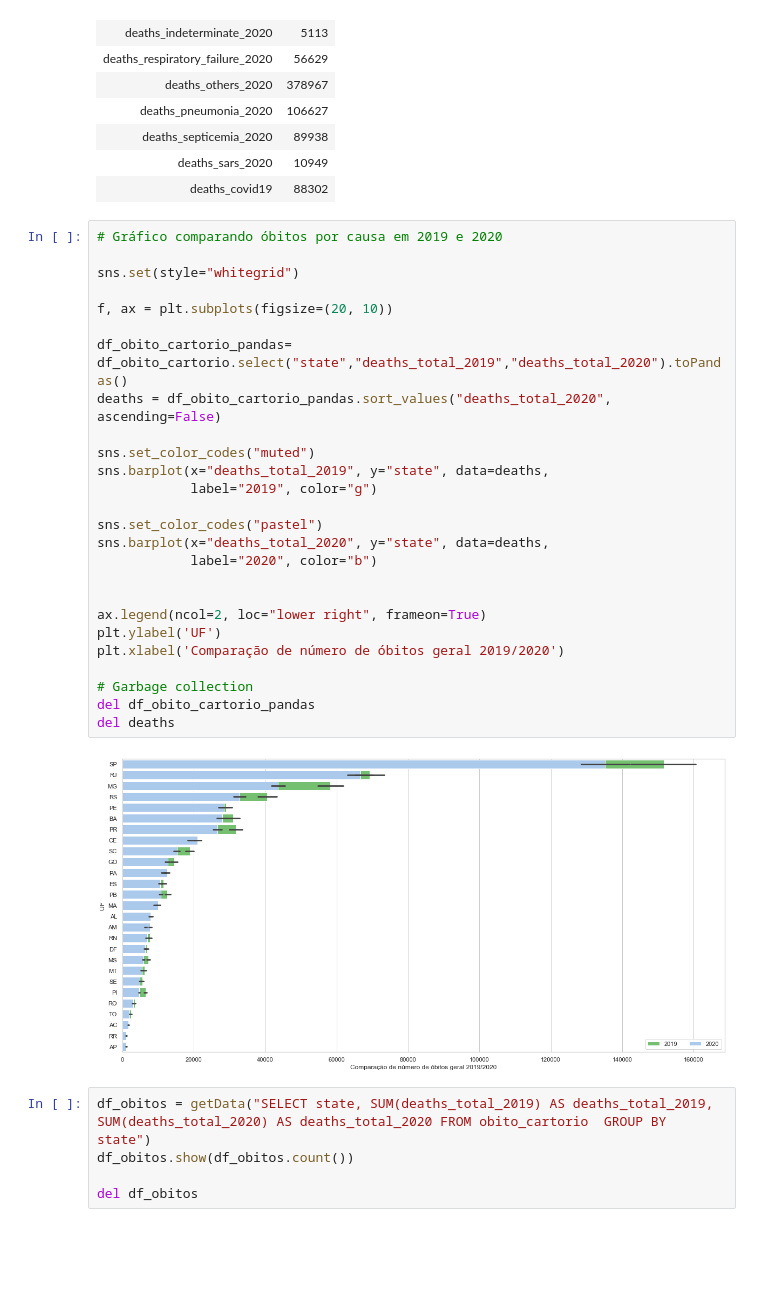
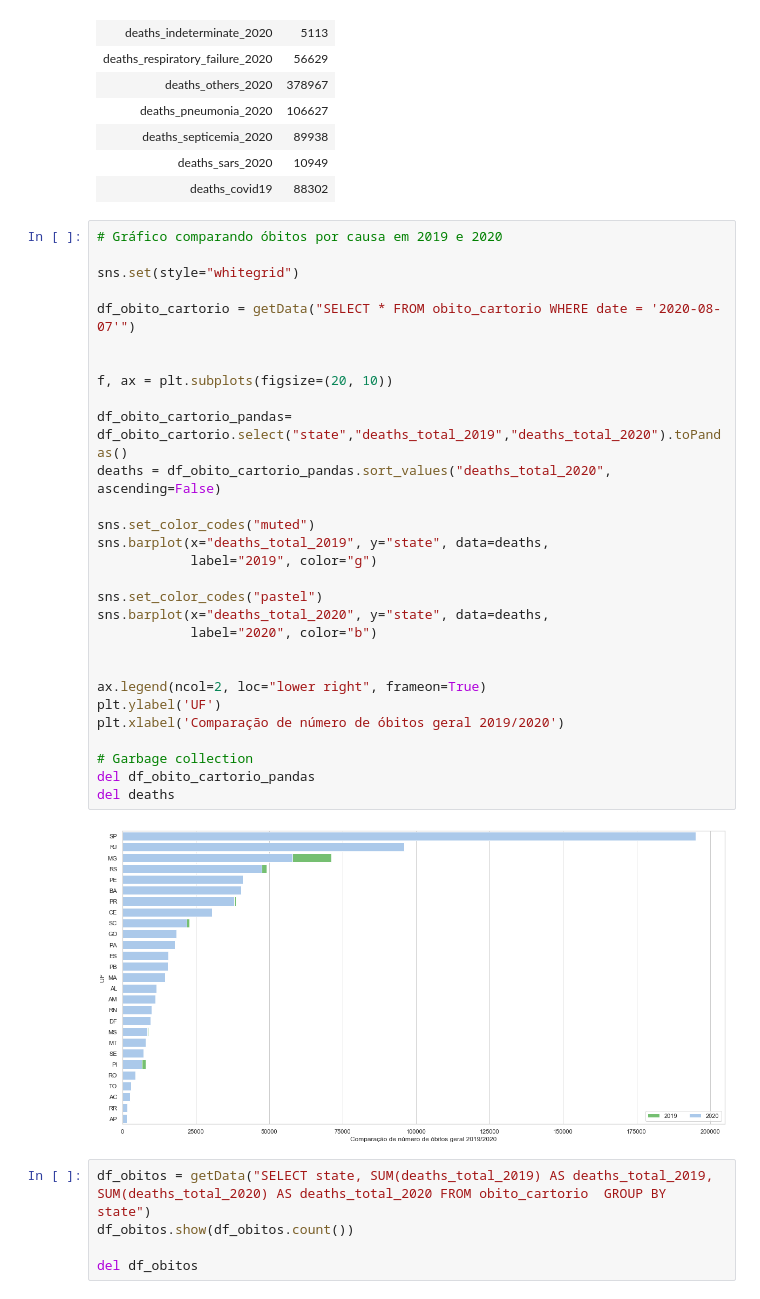
Before and after one commit to marcoguinter/aed_projeto3, a Jupyter notebook: covid19.ipynb, the cells around one changed output. Cells and saved outputs as stored; diff of their text form; blank space fills up the shorter version.

```diff
--- a/covid19.ipynb
+++ b/covid19.ipynb
@@ -954,31 +961,34 @@ df_obito_cartorio.toPandas().transpose()
 # %%
 # Gráfico comparando óbitos por causa em 2019 e 2020
 
 sns.set(style="whitegrid")
+
+df_obito_cartorio = getData("SELECT * FROM obito_cartorio WHERE date = '2020-08-07'")
+
 
 f, ax = plt.subplots(figsize=(20, 10))
 
 df_obito_cartorio_pandas= df_obito_cartorio.select("state","deaths_total_2019","deaths_total_2020").toPandas()
 deaths = df_obito_cartorio_pandas.sort_values("deaths_total_2020", ascending=False)
 
 sns.set_color_codes("muted")
 sns.barplot(x="deaths_total_2019", y="state", data=deaths,
             label="2019", color="g")
 
 sns.set_color_codes("pastel")
 sns.barplot(x="deaths_total_2020", y="state", data=deaths,
             label="2020", color="b")
 
 
 ax.legend(ncol=2, loc="lower right", frameon=True)
 plt.ylabel('UF')
 plt.xlabel('Comparação de número de óbitos geral 2019/2020')
 
 # Garbage collection
 del df_obito_cartorio_pandas
 del deaths
 # %% [output]
-[figure, old version]
+[figure, new version]
 # %%
 df_obitos = getData("SELECT state, SUM(deaths_total_2019) AS deaths_total_2019, SUM(deaths_total_2020) AS deaths_total_2020 FROM obito_cartorio  GROUP BY state")
 df_obitos.show(df_obitos.count())
```
Also changed, not shown: parts of 17 cells of this notebook.
